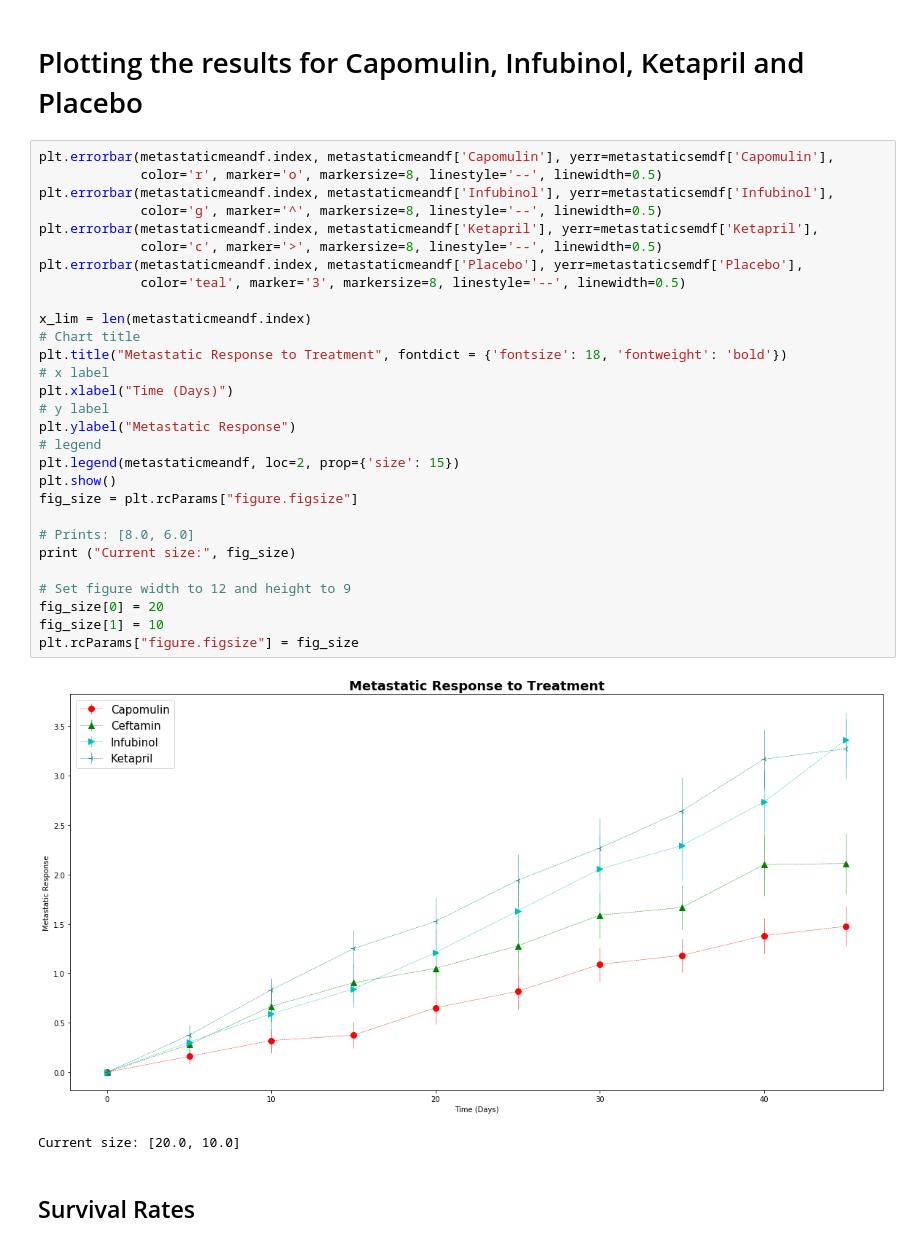
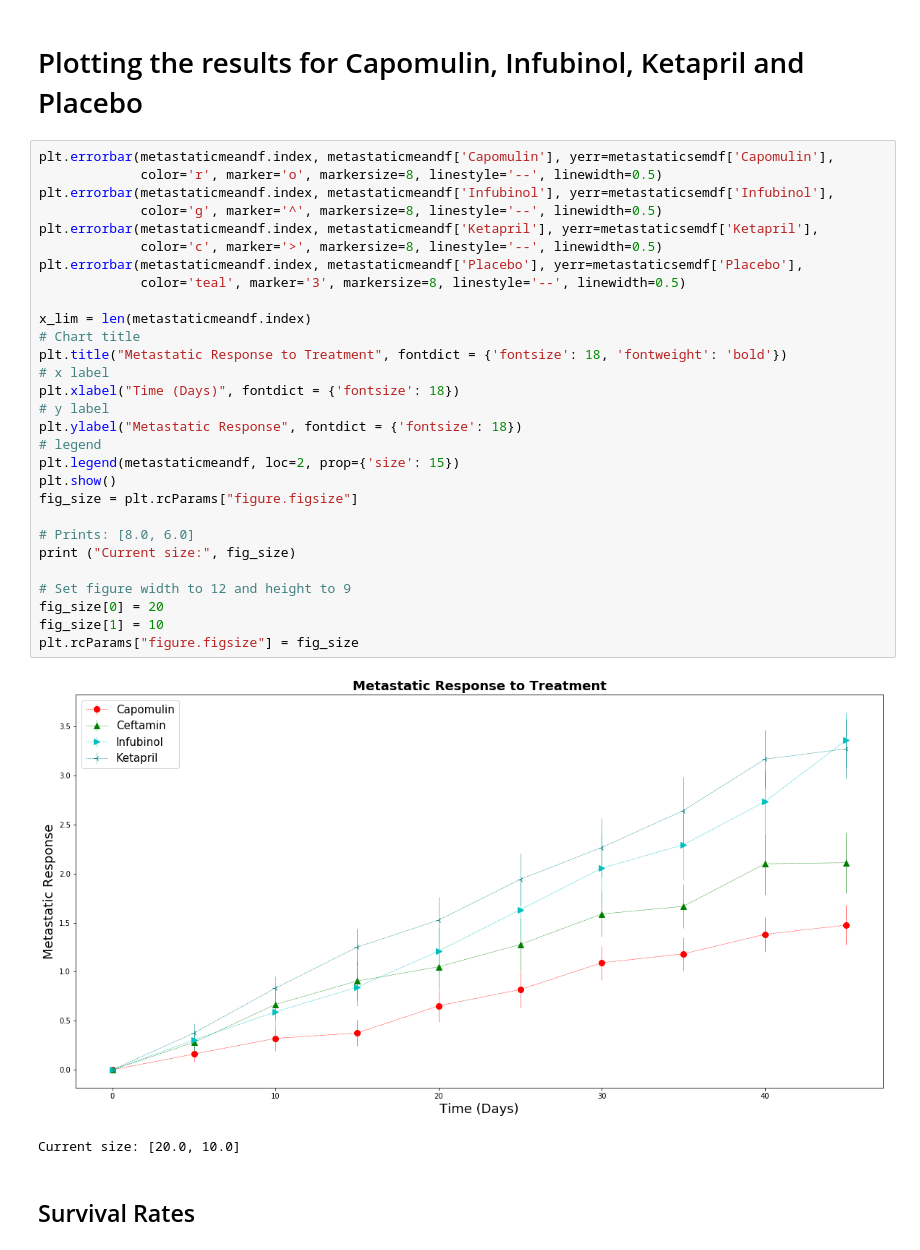
Before and after one commit to kavehamini/matplotlib-challenge, a Jupyter notebook: Pymaceuticals/pymaceuticals_Kaveh.ipynb, the cells around one changed output. Cells and saved outputs as stored; diff of their text form.

```diff
--- a/Pymaceuticals/pymaceuticals_Kaveh.ipynb
+++ b/Pymaceuticals/pymaceuticals_Kaveh.ipynb
@@ -321,34 +327,34 @@ NameError: name 'metastaticmeandf' is not defined
 # %%
 plt.errorbar(metastaticmeandf.index, metastaticmeandf['Capomulin'], yerr=metastaticsemdf['Capomulin'],
              color='r', marker='o', markersize=8, linestyle='--', linewidth=0.5)
 plt.errorbar(metastaticmeandf.index, metastaticmeandf['Infubinol'], yerr=metastaticsemdf['Infubinol'],
              color='g', marker='^', markersize=8, linestyle='--', linewidth=0.5)
 plt.errorbar(metastaticmeandf.index, metastaticmeandf['Ketapril'], yerr=metastaticsemdf['Ketapril'],
              color='c', marker='>', markersize=8, linestyle='--', linewidth=0.5)
 plt.errorbar(metastaticmeandf.index, metastaticmeandf['Placebo'], yerr=metastaticsemdf['Placebo'],
              color='teal', marker='3', markersize=8, linestyle='--', linewidth=0.5)
 
 x_lim = len(metastaticmeandf.index)
 # Chart title
 plt.title("Metastatic Response to Treatment", fontdict = {'fontsize': 18, 'fontweight': 'bold'})
 # x label
-plt.xlabel("Time (Days)")
+plt.xlabel("Time (Days)", fontdict = {'fontsize': 18})
 # y label
-plt.ylabel("Metastatic Response")
+plt.ylabel("Metastatic Response", fontdict = {'fontsize': 18})
 # legend
 plt.legend(metastaticmeandf, loc=2, prop={'size': 15})
 plt.show()
 fig_size = plt.rcParams["figure.figsize"]
 
 # Prints: [8.0, 6.0]
 print ("Current size:", fig_size)
 
 # Set figure width to 12 and height to 9
 fig_size[0] = 20
 fig_size[1] = 10
 plt.rcParams["figure.figsize"] = fig_size
 # %% [output]
-[figure, old version]
+[figure, new version]
 Current size: [20.0, 10.0]
 # %% [markdown]
 ## Survival Rates
```
Also changed, not shown: parts of 7 cells of this notebook.
